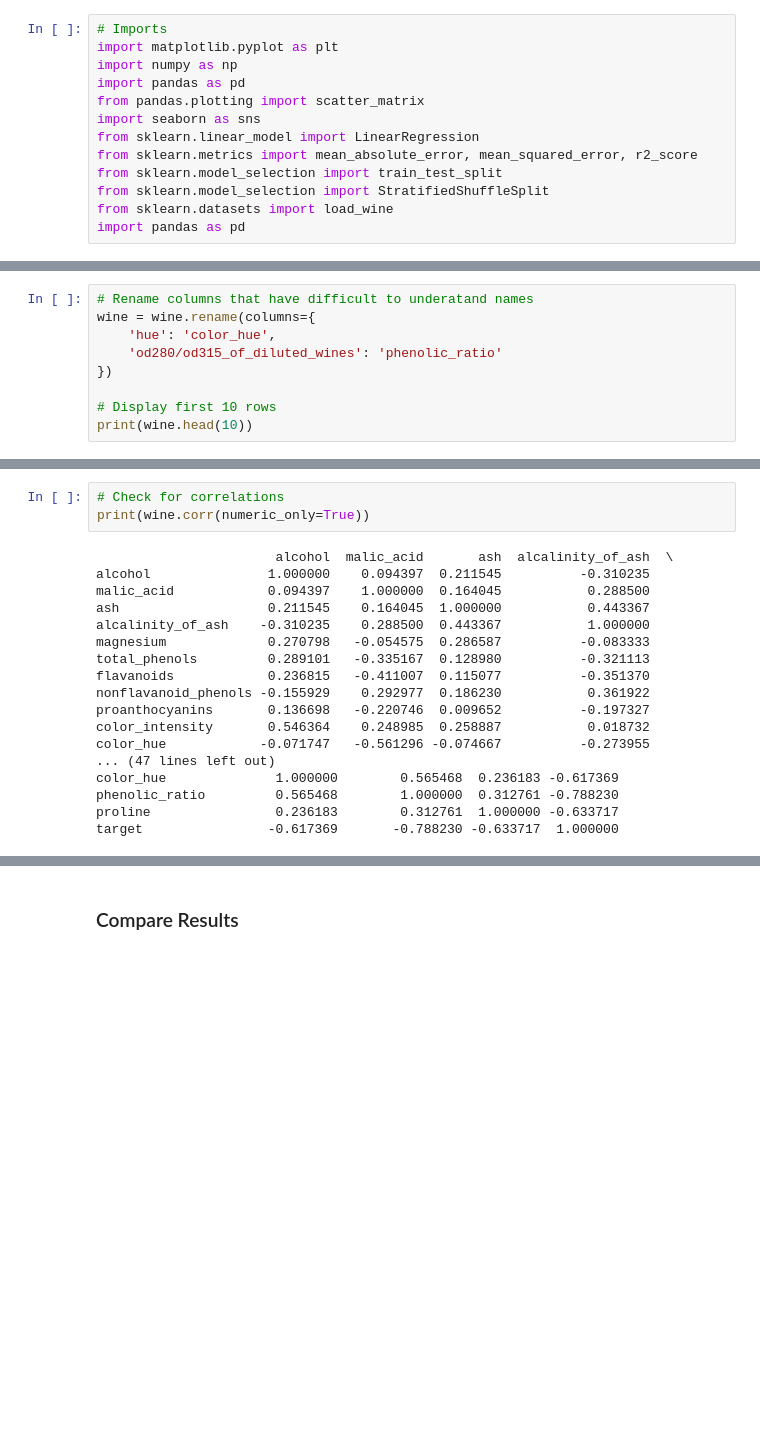
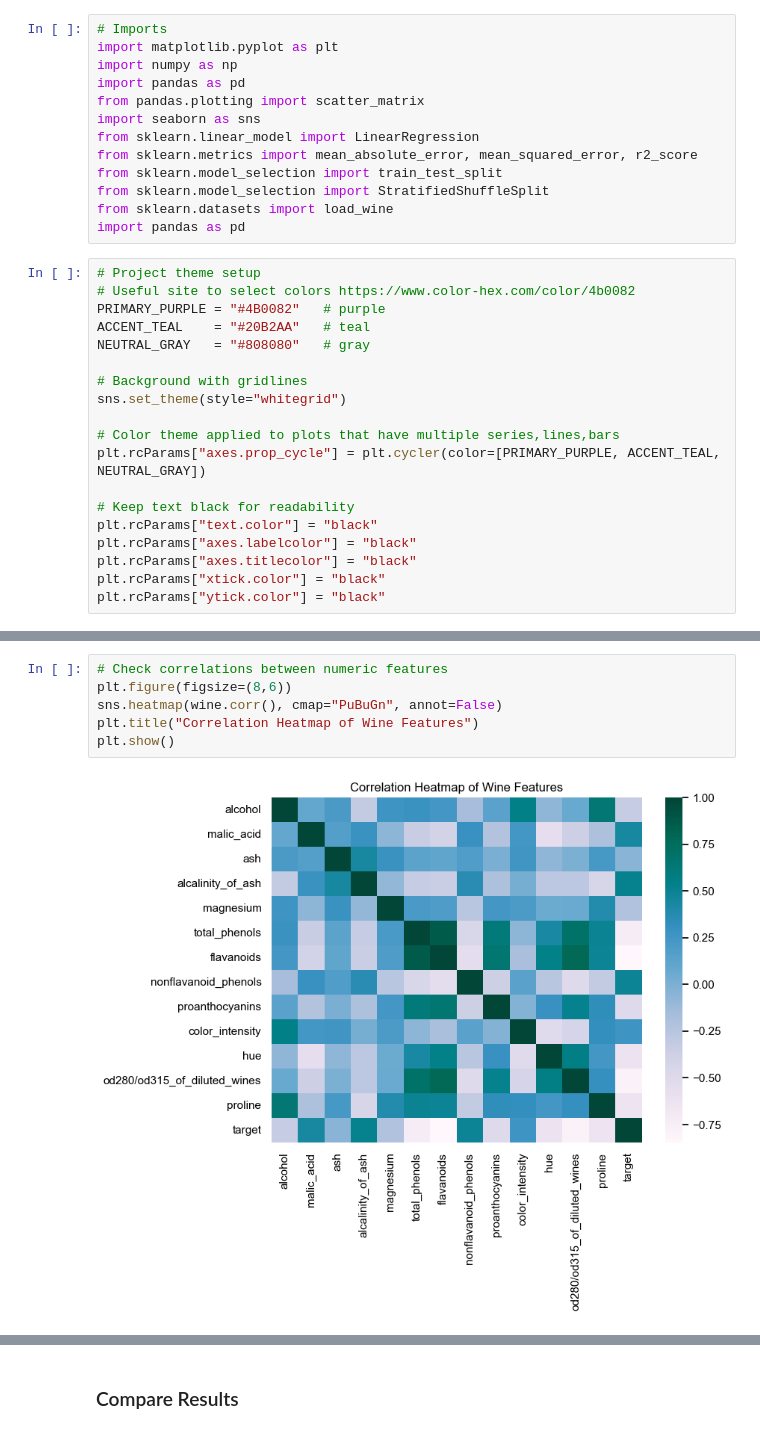
Before and after one commit to ssowers2/applied-ml-sowers, a Jupyter notebook: notebooks/bonusproject01/mlbonus01_sowers.ipynb, the cells around one changed output, grey strips where cells are left out. Saved outputs shown, nothing was run; the diff lists cells and outputs as text; blank space fills up the shorter version.

```diff
--- a/notebooks/bonusproject01/mlbonus01_sowers.ipynb
+++ b/notebooks/bonusproject01/mlbonus01_sowers.ipynb
@@ -20,6 +20,25 @@ from sklearn.model_selection import train_test_split
 from sklearn.model_selection import StratifiedShuffleSplit
 from sklearn.datasets import load_wine
 import pandas as pd
+# %%
+# Project theme setup
+# Useful site to select colors https://www.color-hex.com/color/4b0082
+PRIMARY_PURPLE = "#4B0082"   # purple
+ACCENT_TEAL    = "#20B2AA"   # teal
+NEUTRAL_GRAY   = "#808080"   # gray
+
+# Background with gridlines
+sns.set_theme(style="whitegrid")
+
+# Color theme applied to plots that have multiple series,lines,bars
+plt.rcParams["axes.prop_cycle"] = plt.cycler(color=[PRIMARY_PURPLE, ACCENT_TEAL, NEUTRAL_GRAY])
+
+# Keep text black for readability
+plt.rcParams["text.color"] = "black"
+plt.rcParams["axes.labelcolor"] = "black"
+plt.rcParams["axes.titlecolor"] = "black"
+plt.rcParams["xtick.color"] = "black"
+plt.rcParams["ytick.color"] = "black"
 # %%
 # Load the Wine dataset from sklearn
 wine_data = load_wine()
@@ -60,9 +89,0 @@ memory usage: 19.6 KB
-# %%
-# Rename columns that have difficult to underatand names
-wine = wine.rename(columns={
-    'hue': 'color_hue',
-    'od280/od315_of_diluted_wines': 'phenolic_ratio'
-})
-
-# Display first 10 rows
-print(wine.head(10))
@@ -127,21 +124,8 @@ max          13.000000    1.710000        4.000000  1680.000000    2.000000
 # %%
-# Check for correlations
-print(wine.corr(numeric_only=True))
+# Check correlations between numeric features
+plt.figure(figsize=(8,6))
+sns.heatmap(wine.corr(), cmap="PuBuGn", annot=False)
+plt.title("Correlation Heatmap of Wine Features")
+plt.show()
 # %% [output]
-                       alcohol  malic_acid       ash  alcalinity_of_ash  \
-alcohol               1.000000    0.094397  0.211545          -0.310235
-malic_acid            0.094397    1.000000  0.164045           0.288500
-ash                   0.211545    0.164045  1.000000           0.443367
-alcalinity_of_ash    -0.310235    0.288500  0.443367           1.000000
-magnesium             0.270798   -0.054575  0.286587          -0.083333
-total_phenols         0.289101   -0.335167  0.128980          -0.321113
-flavanoids            0.236815   -0.411007  0.115077          -0.351370
-nonflavanoid_phenols -0.155929    0.292977  0.186230           0.361922
-proanthocyanins       0.136698   -0.220746  0.009652          -0.197327
-color_intensity       0.546364    0.248985  0.258887           0.018732
-color_hue            -0.071747   -0.561296 -0.074667          -0.273955
-... (47 lines left out)
-color_hue              1.000000        0.565468  0.236183 -0.617369
-phenolic_ratio         0.565468        1.000000  0.312761 -0.788230
-proline                0.236183        0.312761  1.000000 -0.633717
-target                -0.617369       -0.788230 -0.633717  1.000000
+[figure, added]
```
Also changed, not shown: parts of 44 cells of this notebook.
